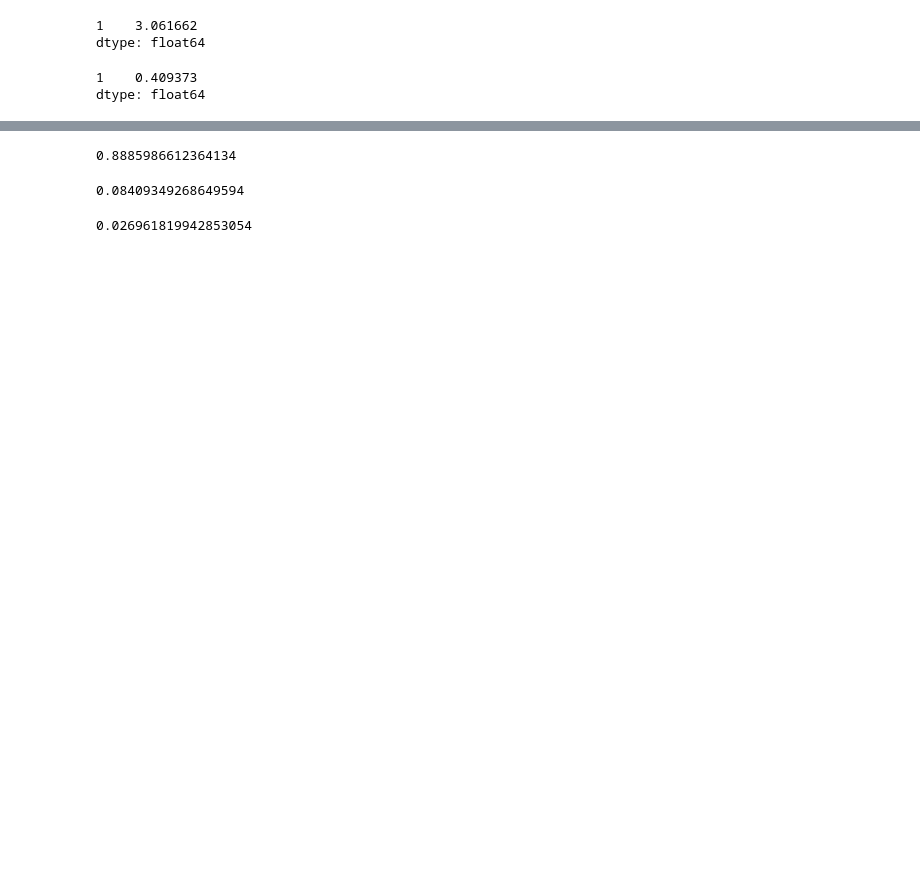
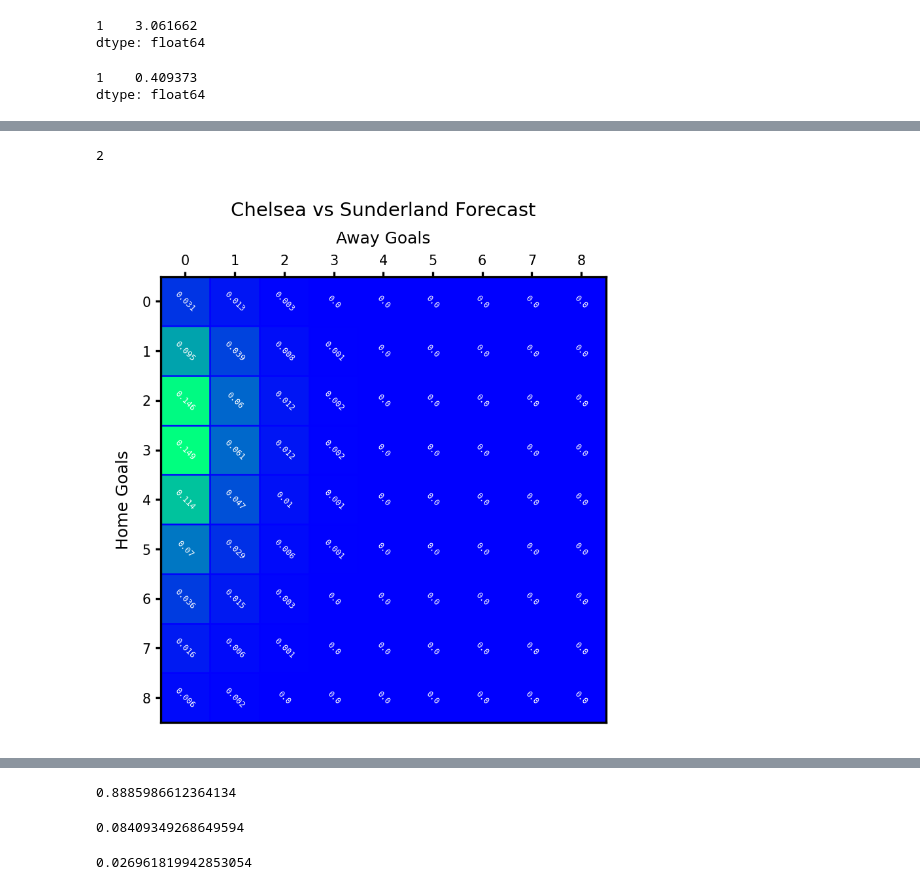
Before and after one commit to roncv/FootballForecasting, a Jupyter notebook: FootballForecasting.ipynb, the cells around one changed output, grey strips where cells are left out. Saved outputs shown, nothing was run; the diff lists cells and outputs as text; code cells hidden in the pictures; blank space fills up the shorter version.

```diff
--- a/FootballForecasting.ipynb
+++ b/FootballForecasting.ipynb
@@ -201,7 +209,7 @@ poisson_model.predict(pd.DataFrame(data={'team': 'Sunderland', 'opponent': 'Chel
 1    0.409373
 dtype: float64
 # %%
-def simulate_match(foot_model, homeTeam, awayTeam, max_goals=10):
+def simulate_match(foot_model, homeTeam, awayTeam, max_goals=8):
     home_goals_avg = foot_model.predict(pd.DataFrame(data={'team': homeTeam,
                                                             'opponent': awayTeam,'home':1},
                                                       index=[1])).values[0]
@@ -210,5 +218,7 @@ def simulate_match(foot_model, homeTeam, awayTeam, max_goals=10):
                                                       index=[1])).values[0]
     team_pred = [[poisson.pmf(i, team_avg) for i in range(0, max_goals+1)] for team_avg in [home_goals_avg, away_goals_avg]]
     return(np.outer(np.array(team_pred[0]), np.array(team_pred[1])))
-simulate_match(poisson_model, 'Chelsea', 'Sunderland', max_goals=3)
+
+
+simulate_match(poisson_model, 'Chelsea', 'Sunderland')
 # %% [output]
@@ -218,0 +388,4 @@ array([[0.03108485, 0.01272529, 0.00260469, 0.00035543],
+# %%
+test1 = print(2)
+# %% [output]
+2
@@ -218,0 +394,61 @@ array([[0.03108485, 0.01272529, 0.00260469, 0.00035543],
+# %%
+chelsea_sunderland = simulate_match(poisson_model, 'Chelsea', 'Sunderland', max_goals=8)
+# %%
+# *Match the plotting functions to the max goals
+
+# Axes labels
+goals = [0, 1, 2, 3, 4, 5, 6, 7, 8]
+
+# Plot figure
+fig, ax = plt.subplots(figsize=(3, 3), dpi=300)
+fig.tight_layout()
+im = ax.imshow(chelsea_sunderland, cmap="winter")
+
+
+
+# Set ticks and paremeters
+ax.set_yticks(np.arange(len(goals)))
+ax.set_yticklabels(goals, fontsize=5)
+
+ax.xaxis.tick_top()
+ax.set_xticklabels(goals, fontsize=5)
+ax.set_xticks(np.arange(len(goals)))
+
+ax.tick_params(axis='both', which='major', length=2, pad=1.5)
+
+ax.set_ylabel('Home Goals', fontsize=6) # axes label (y)
+ax.set_xlabel('Away Goals', fontsize=6)
+ax.xaxis.set_label_position('top')
+
+# * Set this to the Home vs Away teams
+ax.set_title('Chelsea vs Sunderland Forecast',fontsize=7, y=1.1)
+
+
+# *rename this variable
+# Rounding probabilites to add to the plot
+rounded = chelsea_sunderland.tolist()
+rounded3 = []
+for z in rounded:
+    rounded2 = [round(x, 3) for x in z]
+    rounded3.append(rounded2)
+
+rounded3 = np.array(rounded3)
+
+for i in range(len(goals)):
+    for j in range(len(goals)):
+        text = ax.text(j, i, rounded3[i, j],
+                       ha="center", va="center", color="w", fontsize=3,
+                       fontfamily='monospace', rotation=-45)
+
+# Add grid
+ax.minorticks_on()
+ax.xaxis.set_minor_locator(AutoMinorLocator(2))
+ax.yaxis.set_minor_locator(AutoMinorLocator(2))
+ax.tick_params(axis='both', which='minor', color='w')
+ax.grid(which="minor", color="b", linestyle='-', linewidth=0.6)
+
+
+
+plt.show()
+# %% [output]
+[figure, added]
```
Also changed, not shown: parts of 27 cells of this notebook.
